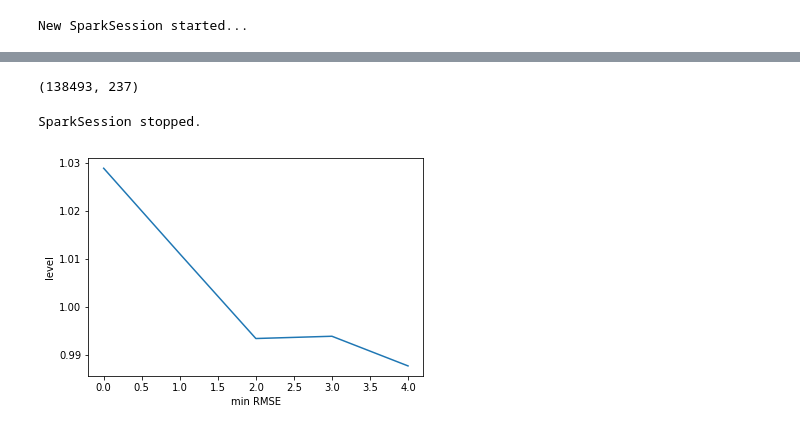
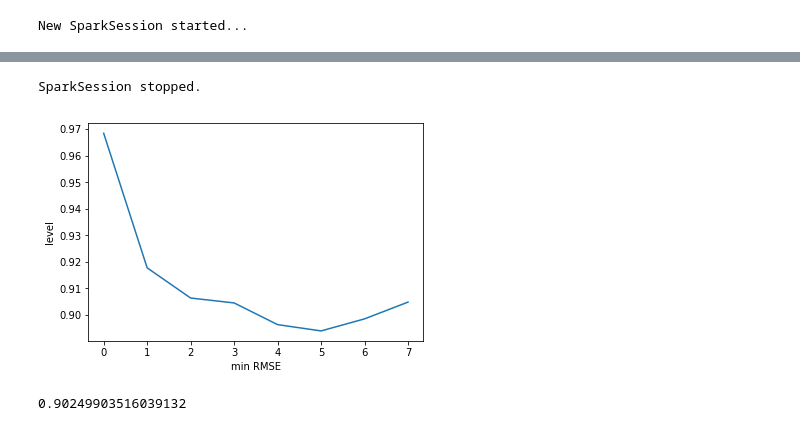
Before and after one commit to zzhyzzh/Factorized-Decision-Tree, a Jupyter notebook: Movielens-based/FDT test for new-user, movielens - multiple param.ipynb, the cells around one changed output, grey strips where cells are left out. Saved outputs shown, nothing was run; the diff lists cells and outputs as text; code cells hidden in the pictures.

```diff
--- a/Movielens-based/FDT test for new-user, movielens - multiple param.ipynb
+++ b/Movielens-based/FDT test for new-user, movielens - multiple param.ipynb
@@ -291,21 +291,30 @@ split_item = Tree['split_item']
 lr_bound = Tree['lr_bound']
 tree = Tree['tree']
 lambda_list = [0.005, 0.025, 0.05, 0.075, 0.10, 0.11, 0.12, 0.13, 0.14, 0.15]
+# %%
+rmst_dict = {"0":[],"1":[],"2":[],"3":[],"4":[],"5":[],"6":[],"7":[],"8":[],"9":[],"10":[]}
+prediction_model = {}
+# %%
+with shelve.open("prediction_model.pkl", protocol=pickle.HIGHEST_PROTOCOL) as d:
+    d['content'] = prediction_model
+with shelve.open("rmst_dict.pkl", protocol=pickle.HIGHEST_PROTOCOL) as d:
+    d['content'] = rmst_dict
+# %%
+with shelve.open("prediction_model.pkl", protocol=pickle.HIGHEST_PROTOCOL) as d:
+    prediction_model = d['content']
+with shelve.open("rmst_dict.pkl", protocol=pickle.HIGHEST_PROTOCOL) as d:
+    rmst_dict = d['content']
 # %%
 MF = MatrixFactorization()
 # %% [output]
 New SparkSession started...
 # %%
-import shelve
-import pickle
-with shelve.open("prediction_model.pkl", protocol=pickle.HIGHEST_PROTOCOL) as d:
-    prediction_model = d['content']
-with shelve.open("rmst_dict_.pkl", protocol=pickle.HIGHEST_PROTOCOL) as d:
-    rmst_dict = d['content']
-# rmst_dict = {"0":[],"1":[],"2":[],"3":[],"4":[],"5":[],"6":[],"7":[],"8":[],"9":[],"10":[]}
+min_rmse_list = []
 for level in range(depth_threshold + 1):
-    if level < 4:
+    #### Designate desired depth here if required ####
+    if level < 6:
         continue
+    #### ---------------------------------------- ####
     level = str(level)
     print("level:", level)
     prediction_model.setdefault(level, {})
@@ -324,6 +333,9 @@ for level in range(depth_threshold + 1):
     #### Train MF and Do validation ####
     min_RMSE = -1
     for plambda in lambda_list:
+        #### Designate desired lambda here if required ####
+
+        #### ----------------------------------------- ####
         print("Current plambda: " + str(plambda))
         MF.change_parameter(plambda)
         user_profile, item_profile = MF.matrix_factorization(train_lst)
@@ -365,6 +377,7 @@ for level in range(depth_threshold + 1):
                         pred_index = tmp_pred_index
                     else:
                         break
+            pred_index = prediction_model[str(final_level)]['ipro'].index(pred_index)
             P_test[:, itemid] = prediction_model[str(final_level)]['P'][:, pred_index]
             rating_matrix_test_unqueried[rated_user, itemid] = 0
 
@@ -380,10 +393,12 @@ for level in range(depth_threshold + 1):
             min_P = prediction_model[level]['P']
             min_lambda = prediction_model[level]['plambda']
 
+    min_rmse_list.append(min_RMSE)
     prediction_model[level]['ipro'] = min_item_profile
     prediction_model[level]['P'] = min_P
     prediction_model[level]['plambda'] = min_lambda
     print("min RMSE: " + str(min(rmst_dict[level])))
+
     plt.figure(1)
     plt.title('RMSE for level ' + level)
     plt.xlabel('plambda')
@@ -417,7 +450,3 @@ IndexError: index 241 is out of bounds for axis 1 with size 237
-# %%
-prediction_model[str(final_level)]['P'].shape
-# %% [output]
-(138493, 237)
 # %%
 MF.end()
 # %% [output]
@@ -431,9 +460,9 @@ Tree.clear()
 # %%
 plt.figure(1)
 plt.xlabel('min RMSE')
 plt.ylabel('level')
-plt.plot(list(range(5)), min_rmse_list)
+plt.plot(list(range(8)), min_rmse_list)
 plt.show()
 # %% [output]
-[figure, old version]
+[figure, new version]
 # %%
@@ -492,0 +518,4 @@ for userid in range(rating_matrix_csc_test.shape[1]):
+# %%
+nominator/denominator
+# %% [output]
+0.90249903516039132
```
Also changed, not shown: parts of 5 cells of this notebook, 8 other files.
